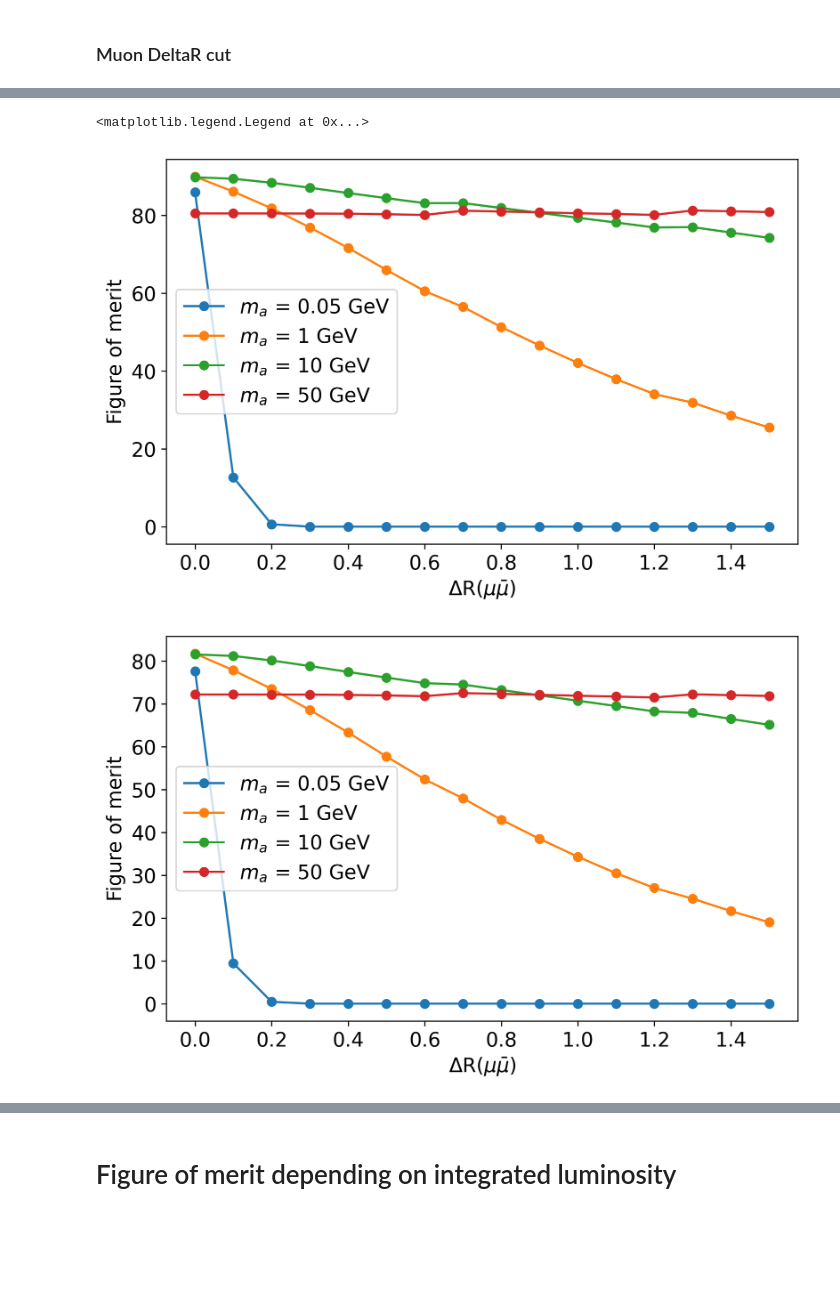
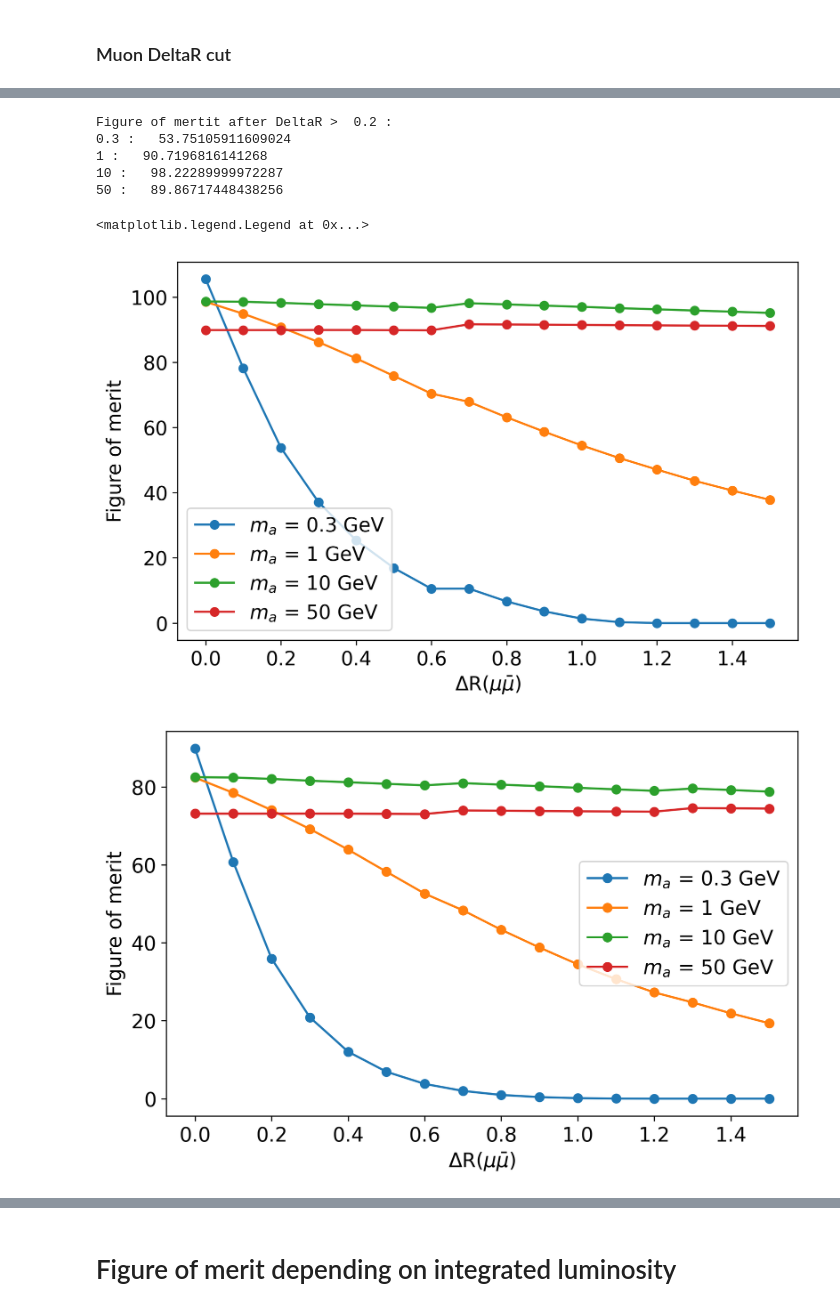
Before and after one commit to kerstinlovisa/ttalps, a Jupyter notebook: Data_Numbers.ipynb, the cells around one changed output, grey strips where cells are left out. Cells and saved outputs as stored; diff of their text form; code cells hidden in the pictures; blank space fills up the shorter version.

```diff
--- a/Data_Numbers.ipynb
+++ b/Data_Numbers.ipynb
@@ -492,12 +485,21 @@ ax.legend()
 # %%
 #Resetting the data
 data_inclusive = data_inclusive_org
-data_bkg = data_bkg_org
+data_bkg = data_bkg_org + data_ttj_pair_org + data_ttj_nonpair_org
 cross_incl = cross_incl_org
-cross_bkg = cross_bkg_org
-N_incl = N_incl_org
-N_bkg = N_bkg_org
+cross_bkg = cross_bkg_org.copy()
+cross_bkg += cross_ttj
+N_incl = N_incl_org.copy()
+N_bkg = N_bkg_org.copy()
+N_bkg += N_ttj_org
+N_ttj = N_ttj_org
 masses = masses_org
+print("Signal:")
+get_expected_events(data_inclusive, cross_incl, intlumi, N_incl)
+print("Background:")
+get_expected_events(data_bkg, cross_bkg, intlumi, N_bkg)
+print(data_ttj)
+get_expected_events(data_ttj, cross_ttj, intlumi, N_ttj)
 
 print("pT cut: ", 10)
 sel = ((lambda x: x>10),"pT", ["muon"])
@@ -507,23 +509,25 @@ sel = ((lambda x: x>10),"pT", ["antimuon"])
 data_inclusive = [dc.Dataset.event_selection(ds,sel) for ds in data_inclusive]
 data_bkg = [dc.Dataset.event_selection(ds,sel) for ds in data_bkg]
 
+print("Signal:")
 print(data_inclusive)
+get_expected_events(data_inclusive, cross_incl, intlumi, N_incl)
+print("Background:")
 print(data_bkg)
-get_expected_events(data_inclusive, cross_incl, intlumi, N_incl)
 get_expected_events(data_bkg, cross_bkg, intlumi, N_bkg)
 s = get_figure_of_merit(data_inclusive[0],cross_incl[0],N_incl[0],[data_bkg[1]],[cross_bkg[1]],[N_bkg[1]],intlumi)
 print("Figure of merit:   ", s)
 
-s_deltaR_005 = []
+s_deltaR_03 = []
 s_deltaR_1 = []
 s_deltaR_10 = []
 s_deltaR_50 = []
-s_deltaR = [s_deltaR_005, s_deltaR_1, s_deltaR_10, s_deltaR_50]
-s_deltaR_005_bkg = []
+s_deltaR = [s_deltaR_03, s_deltaR_1, s_deltaR_10, s_deltaR_50]
+s_deltaR_03_bkg = []
 s_deltaR_1_bkg = []
 s_deltaR_10_bkg = []
 s_deltaR_50_bkg = []
-s_deltaR_bkg = [s_deltaR_005_bkg, s_deltaR_1_bkg, s_deltaR_10_bkg, s_deltaR_50_bkg]
+s_deltaR_bkg = [s_deltaR_03_bkg, s_deltaR_1_bkg, s_deltaR_10_bkg, s_deltaR_50_bkg]
 
 deltaR_cut = [0,0.1,0.2,0.3,0.4,0.5,0.6,0.7,0.8,0.9,1.0,1.1,1.2,1.3,1.4,1.5]
 
@@ -532,11 +536,15 @@ for i in range(len(deltaR_cut)):
     sel = ((lambda x: x>deltaR_cut[i]),"deltaR", ["muon","antimuon"])
     data_inclusive = [dc.Dataset.event_selection(ds,sel) for ds in data_inclusive]
     data_bkg = [dc.Dataset.event_selection(ds,sel) for ds in data_bkg]
+    print("Signal:")
     print(data_inclusive)
+    get_expected_events(data_inclusive, cross_incl, intlumi, N_incl)
+    print("Background:")
     print(data_bkg)
-    get_expected_events(data_inclusive, cross_incl, intlumi, N_incl)
     get_expected_events(data_bkg, cross_bkg, intlumi, N_bkg)
-    for j in range(len(s_pT)):
+    print(data_ttj)
+    get_expected_events(data_ttj, cross_ttj, intlumi, N_ttj)
+    for j in range(len(s_deltaR)):
         s_deltaR[j].append(get_figure_of_merit(data_inclusive[j],cross_incl[j],N_incl[j],[data_bkg[1]],[cross_bkg[1]],[N_bkg[1]],intlumi))
         s_deltaR_bkg[j].append(get_figure_of_merit(data_inclusive[j],cross_incl[j],N_incl[j],data_bkg,cross_bkg,N_bkg,intlumi))
     print("Figure of merit:   ", s_deltaR[1][i])
@@ -561,23 +569,32 @@ Figure of merit:    25.480508066585223
 # %%
+print("Figure of mertit after DeltaR > ", deltaR_cut[2], ":")
+for i in range(len(s_deltaR)):
+    print(str(masses[i]), ":  ", s_deltaR[i][2])
+
 # With only ttj background
 fig, ax = plt.subplots()  # Create a figure containing a single axes.
-for i in range(len(s_eta)):
+for i in range(len(s_deltaR)):
     ax.plot(deltaR_cut,s_deltaR[i], 'o-',label=r"$m_a$ = "+str(masses[i])+" GeV")
 ax.set_xlabel(r"$\Delta$R($\mu\bar{\mu}$)")
 ax.set_ylabel("Figure of merit")
 ax.legend()
 
 # With ttmumu and ttj background
 fig, ax = plt.subplots()  # Create a figure containing a single axes.
-for i in range(len(s_eta)):
+for i in range(len(s_deltaR)):
     ax.plot(deltaR_cut,s_deltaR_bkg[i], 'o-',label=r"$m_a$ = "+str(masses[i])+" GeV")
 ax.set_xlabel(r"$\Delta$R($\mu\bar{\mu}$)")
 ax.set_ylabel("Figure of merit")
 ax.legend()
 # %% [output]
-<matplotlib.legend.Legend at 0x...>
+Figure of mertit after DeltaR >  0.2 :
+0.3 :   53.75105911609024
+1 :   90.7196816141268
+10 :   98.22289999972287
+50 :   89.86717448438256
+<matplotlib.legend.Legend at 0x...>
-[figure, old version]
+[figure, new version]
-[figure, old version]
+[figure, new version]
 # %%
 #Resetting the data
 data_inclusive = data_inclusive_org
```
Also changed, not shown: parts of 25 cells of this notebook, 7 other files.
